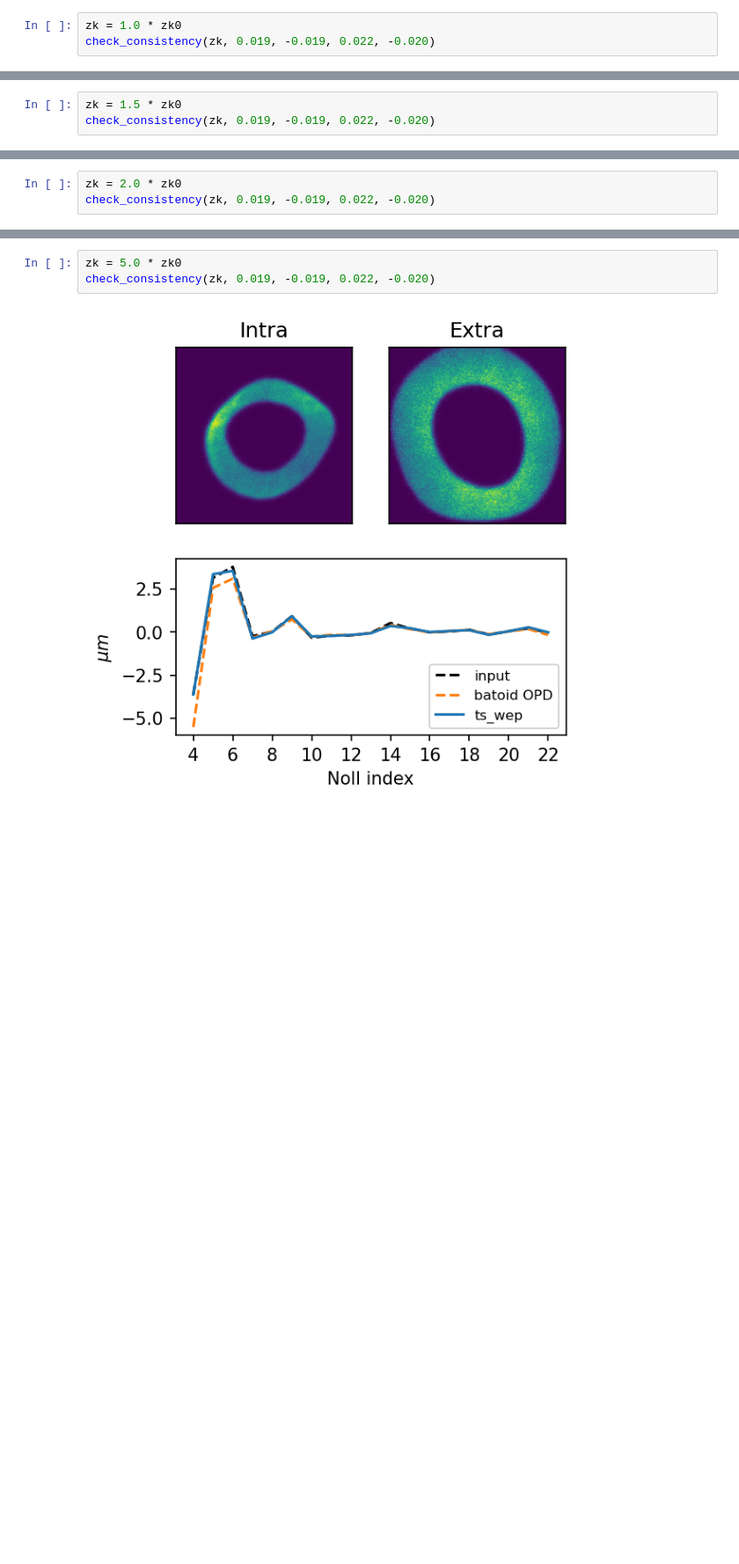
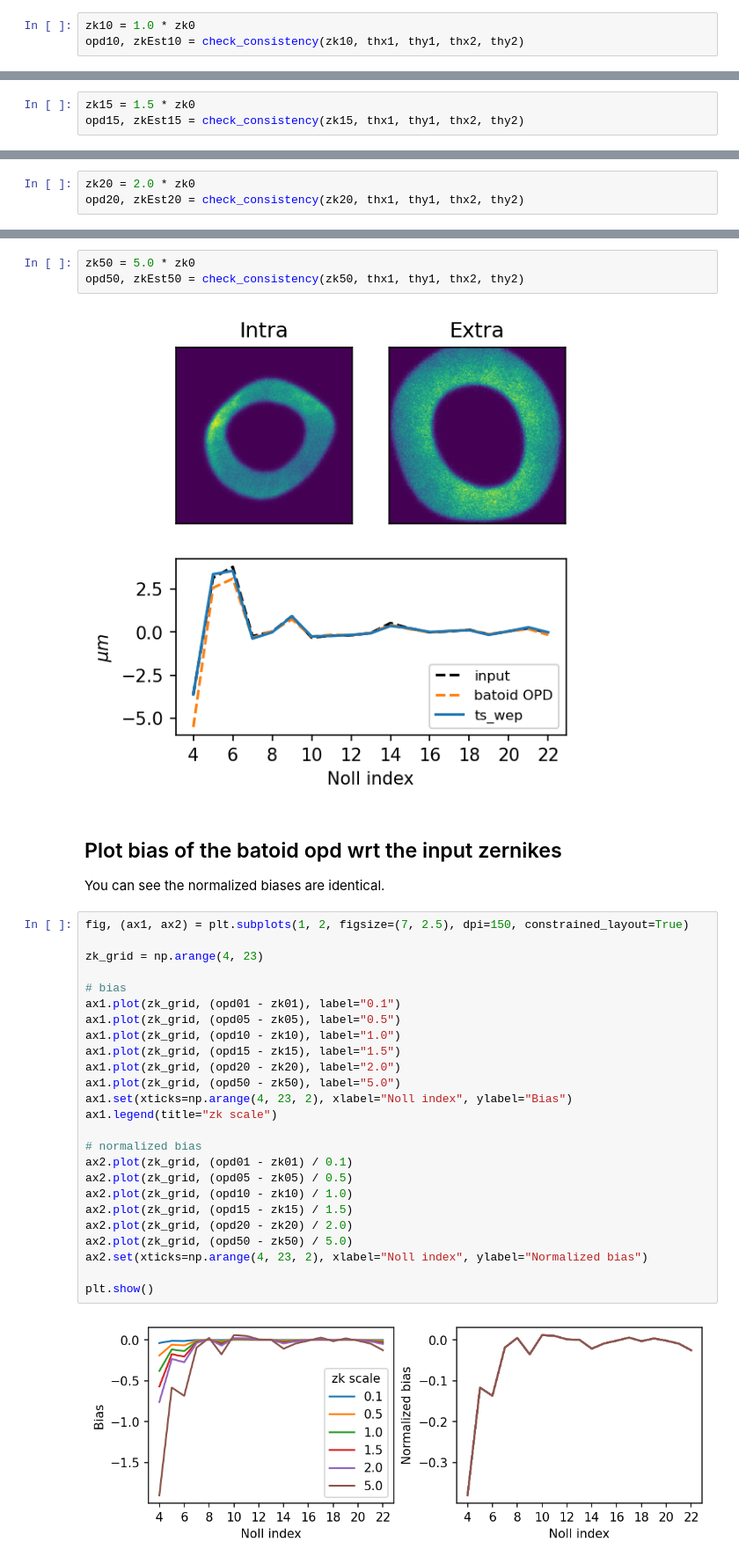
Before and after one commit to jfcrenshaw/aos_notebooks, a Jupyter notebook: batoid_wep_consistency_check.ipynb, the cells around one changed output, grey strips where cells are left out. Shown at 88% size. Drawn from its saved outputs; the diff is of its cells as text; blank space fills up the shorter version.

```diff
--- a/batoid_wep_consistency_check.ipynb
+++ b/batoid_wep_consistency_check.ipynb
@@ -241,25 +253,56 @@ check_consistency(zk, 0.019, -0.019, 0.022, -0.020)
 # %% [output]
 [figure]
 # %%
-zk = 1.0 * zk0
-check_consistency(zk, 0.019, -0.019, 0.022, -0.020)
+zk10 = 1.0 * zk0
+opd10, zkEst10 = check_consistency(zk10, thx1, thy1, thx2, thy2)
 # %% [output]
 [figure]
 # %%
-zk = 1.5 * zk0
-check_consistency(zk, 0.019, -0.019, 0.022, -0.020)
+zk15 = 1.5 * zk0
+opd15, zkEst15 = check_consistency(zk15, thx1, thy1, thx2, thy2)
 # %% [output]
 [figure]
 # %%
-zk = 2.0 * zk0
-check_consistency(zk, 0.019, -0.019, 0.022, -0.020)
+zk20 = 2.0 * zk0
+opd20, zkEst20 = check_consistency(zk20, thx1, thy1, thx2, thy2)
 # %% [output]
 [figure]
 # %%
-zk = 5.0 * zk0
-check_consistency(zk, 0.019, -0.019, 0.022, -0.020)
+zk50 = 5.0 * zk0
+opd50, zkEst50 = check_consistency(zk50, thx1, thy1, thx2, thy2)
 # %% [output]
 [figure]
+# %% [markdown]
+## Plot bias of the batoid opd wrt the input zernikes
+
+You can see the normalized biases are identical.
+# %%
+fig, (ax1, ax2) = plt.subplots(1, 2, figsize=(7, 2.5), dpi=150, constrained_layout=True)
+
+zk_grid = np.arange(4, 23)
+
+# bias
+ax1.plot(zk_grid, (opd01 - zk01), label="0.1")
+ax1.plot(zk_grid, (opd05 - zk05), label="0.5")
+ax1.plot(zk_grid, (opd10 - zk10), label="1.0")
+ax1.plot(zk_grid, (opd15 - zk15), label="1.5")
+ax1.plot(zk_grid, (opd20 - zk20), label="2.0")
+ax1.plot(zk_grid, (opd50 - zk50), label="5.0")
+ax1.set(xticks=np.arange(4, 23, 2), xlabel="Noll index", ylabel="Bias")
+ax1.legend(title="zk scale")
+
+# normalized bias
+ax2.plot(zk_grid, (opd01 - zk01) / 0.1)
+ax2.plot(zk_grid, (opd05 - zk05) / 0.5)
+ax2.plot(zk_grid, (opd10 - zk10) / 1.0)
+ax2.plot(zk_grid, (opd15 - zk15) / 1.5)
+ax2.plot(zk_grid, (opd20 - zk20) / 2.0)
+ax2.plot(zk_grid, (opd50 - zk50) / 5.0)
+ax2.set(xticks=np.arange(4, 23, 2), xlabel="Noll index", ylabel="Normalized bias")
+
+plt.show()
+# %% [output]
+[figure, added]
 # %% [markdown]
 ### Discussion:
 
```
Also changed, not shown: parts of 7 cells of this notebook.
